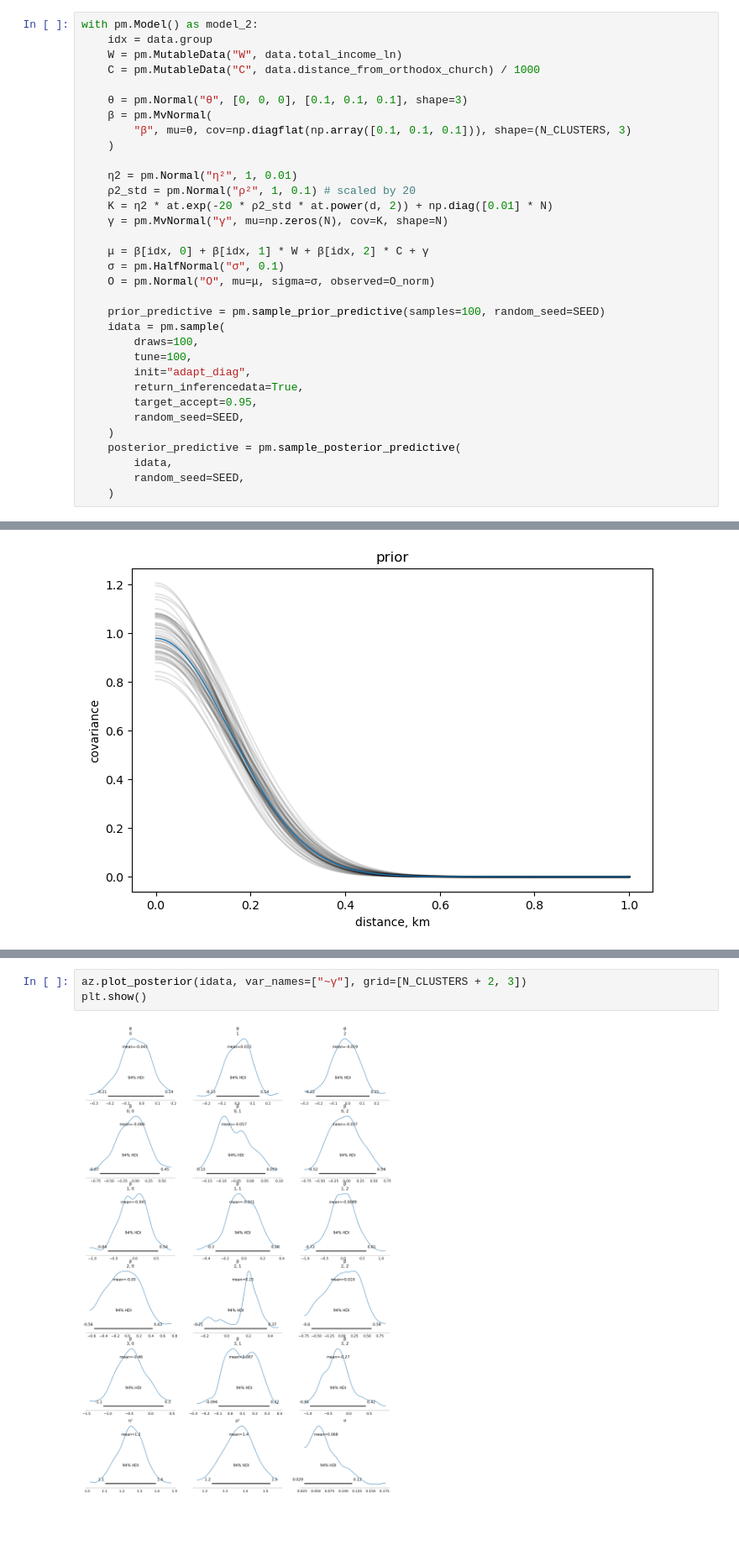
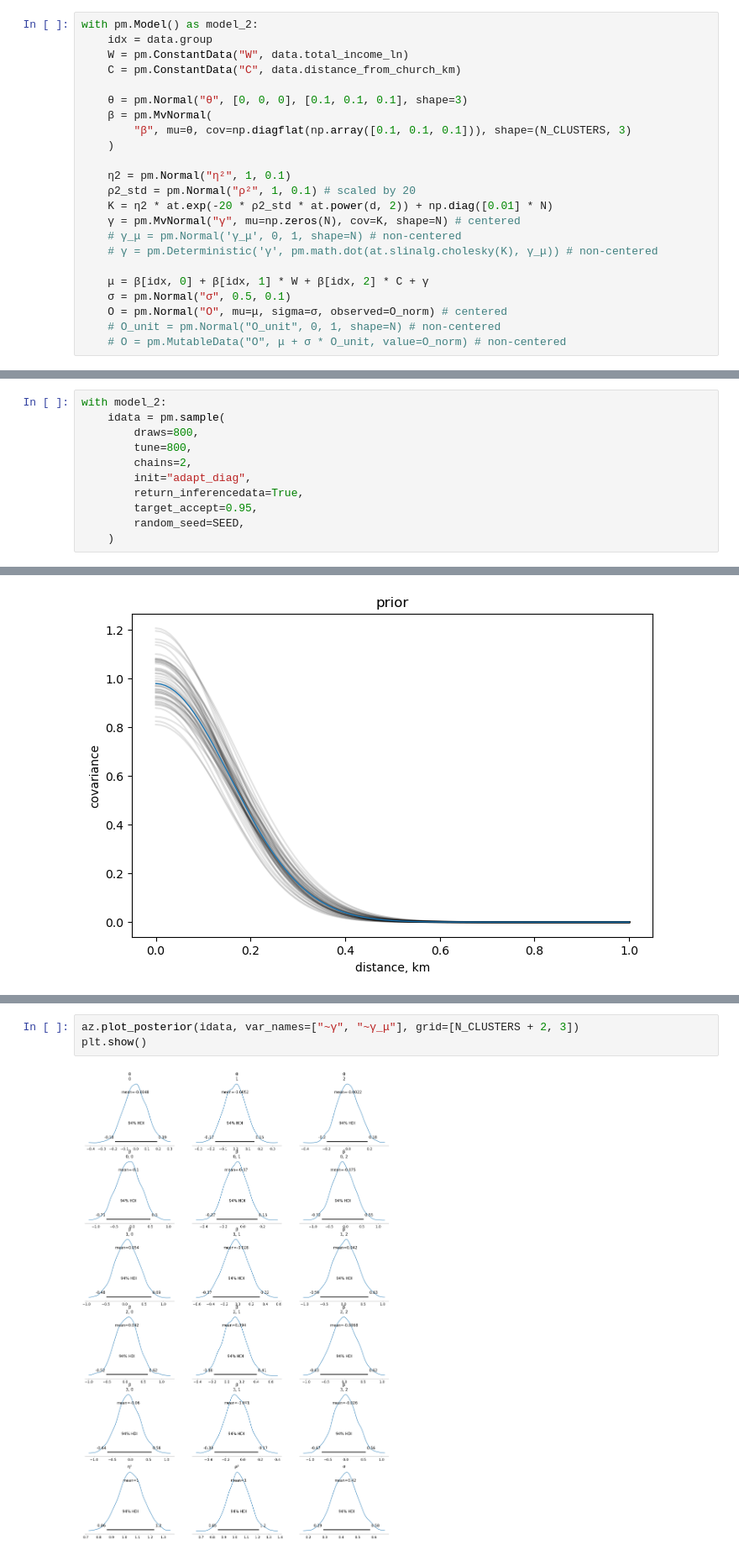
Before and after one commit to AnttiHaerkoenen/socio-ethnic_segregation, a Jupyter notebook: notebooks/modelling.ipynb, the cells around one changed output, grey strips where cells are left out. Shown at 84% size. Drawn from its saved outputs; the diff is of its cells as text; blank space fills up the shorter version.

Commit message:
sigma prior changed to prevent divergence

```diff
--- a/notebooks/modelling.ipynb
+++ b/notebooks/modelling.ipynb
@@ -123,33 +124,23 @@ $$ \rho^2 \sim N(20, 2) $$
 # %%
 with pm.Model() as model_2:
     idx = data.group
-    W = pm.MutableData("W", data.total_income_ln)
-    C = pm.MutableData("C", data.distance_from_orthodox_church) / 1000
+    W = pm.ConstantData("W", data.total_income_ln)
+    C = pm.ConstantData("C", data.distance_from_church_km)
 
     θ = pm.Normal("θ", [0, 0, 0], [0.1, 0.1, 0.1], shape=3)
     β = pm.MvNormal(
         "β", mu=θ, cov=np.diagflat(np.array([0.1, 0.1, 0.1])), shape=(N_CLUSTERS, 3)
     )
 
-    η2 = pm.Normal("η²", 1, 0.01)
+    η2 = pm.Normal("η²", 1, 0.1)
     ρ2_std = pm.Normal("ρ²", 1, 0.1) # scaled by 20
     K = η2 * at.exp(-20 * ρ2_std * at.power(d, 2)) + np.diag([0.01] * N)
-    γ = pm.MvNormal("γ", mu=np.zeros(N), cov=K, shape=N)
+    γ = pm.MvNormal("γ", mu=np.zeros(N), cov=K, shape=N) # centered
+    # γ_μ = pm.Normal('γ_μ', 0, 1, shape=N) # non-centered
+    # γ = pm.Deterministic('γ', pm.math.dot(at.slinalg.cholesky(K), γ_μ)) # non-centered
 
     μ = β[idx, 0] + β[idx, 1] * W + β[idx, 2] * C + γ
-    σ = pm.HalfNormal("σ", 0.1)
-    O = pm.Normal("O", mu=μ, sigma=σ, observed=O_norm)
-
-    prior_predictive = pm.sample_prior_predictive(samples=100, random_seed=SEED)
-    idata = pm.sample(
-        draws=100,
-        tune=100,
-        init="adapt_diag",
-        return_inferencedata=True,
-        target_accept=0.95,
-        random_seed=SEED,
-    )
-    posterior_predictive = pm.sample_posterior_predictive(
-        idata,
-        random_seed=SEED,
-    )
+    σ = pm.Normal("σ", 0.5, 0.1)
+    O = pm.Normal("O", mu=μ, sigma=σ, observed=O_norm) # centered
+    # O_unit = pm.Normal("O_unit", 0, 1, shape=N) # non-centered
+    # O = pm.MutableData("O", μ + σ * O_unit, value=O_norm) # non-centered
@@ -171,0 +157,11 @@ graph_2
+# %%
+with model_2:
+    idata = pm.sample(
+        draws=800,
+        tune=800,
+        chains=2,
+        init="adapt_diag",
+        return_inferencedata=True,
+        target_accept=0.95,
+        random_seed=SEED,
+    )
@@ -218,6 +230,6 @@ ax.set(
 # %%
-az.plot_posterior(idata, var_names=["~γ"], grid=[N_CLUSTERS + 2, 3])
+az.plot_posterior(idata, var_names=["~γ", "~γ_μ"], grid=[N_CLUSTERS + 2, 3])
 plt.show()
 # %% [output]
-[figure, old version]
+[figure, new version]
 # %%
```
Also changed, not shown: parts of 11 cells of this notebook.
